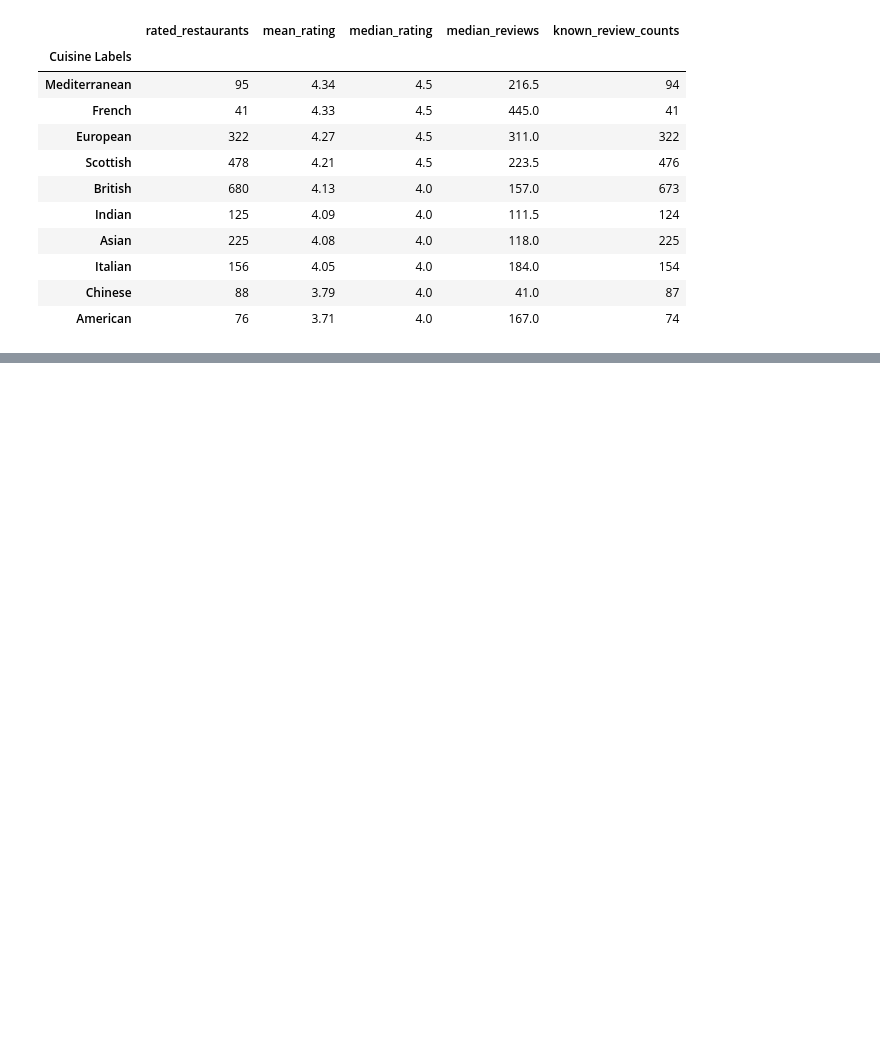
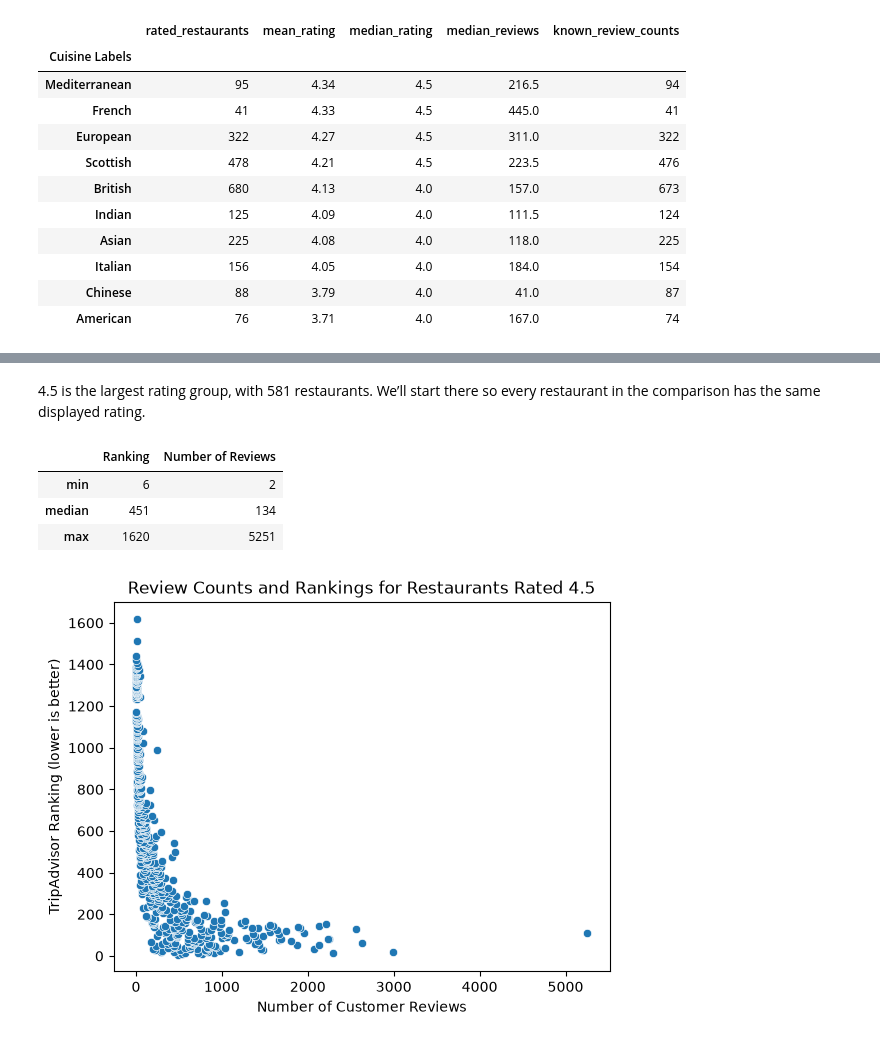
Before and after one commit to SabahiJamaliSparta/Jupyter-Notebooks, a Jupyter notebook: Notebook_Analysis_Project.ipynb, the cells around one changed output, grey strips where cells are left out. Cells and saved outputs as stored; diff of their text form; code cells hidden in the pictures; blank space fills up the shorter version.

```diff
--- a/Notebook_Analysis_Project.ipynb
+++ b/Notebook_Analysis_Project.ipynb
@@ -557,0 +648,5 @@ cuisine_summary.sort_values("mean_rating", ascending=False).round(2)
+# %%
+# Keep rows with a rating, ranking and review count
+rank_comparison = edinburgh_clean.dropna(
+    subset=["Rating", "Ranking", "Number of Reviews"]
+).copy()
@@ -557,0 +668,32 @@ cuisine_summary.sort_values("mean_rating", ascending=False).round(2)
+# %% [markdown]
+4.5 is the largest rating group, with 581 restaurants. We’ll start there so every restaurant in the comparison has the same displayed rating.
+# %%
+# Select restaurants with a rating of 4.5
+rating_45 = rank_comparison[
+    rank_comparison["Rating"] == 4.5
+].copy()
+
+# Show the lowest, middle and highest values as whole numbers
+rank_summary = rating_45[["Ranking", "Number of Reviews"]].agg(
+    ["min", "median", "max"]
+)
+
+rank_summary.astype("Int64")
+# %% [output]
+|  | Ranking | Number of Reviews |
+| min | 6 | 2 |
+| median | 451 | 134 |
+| max | 1620 | 5251 |
+# %%
+sns.scatterplot(
+    data=rating_45,
+    x="Number of Reviews",
+    y="Ranking"
+)
+
+plt.title("Review Counts and Rankings for Restaurants Rated 4.5")
+plt.xlabel("Number of Customer Reviews")
+plt.ylabel("TripAdvisor Ranking (lower is better)")
+plt.show()
+# %% [output]
+[figure, added]
```
Also changed, not shown: parts of 52 cells of this notebook.
